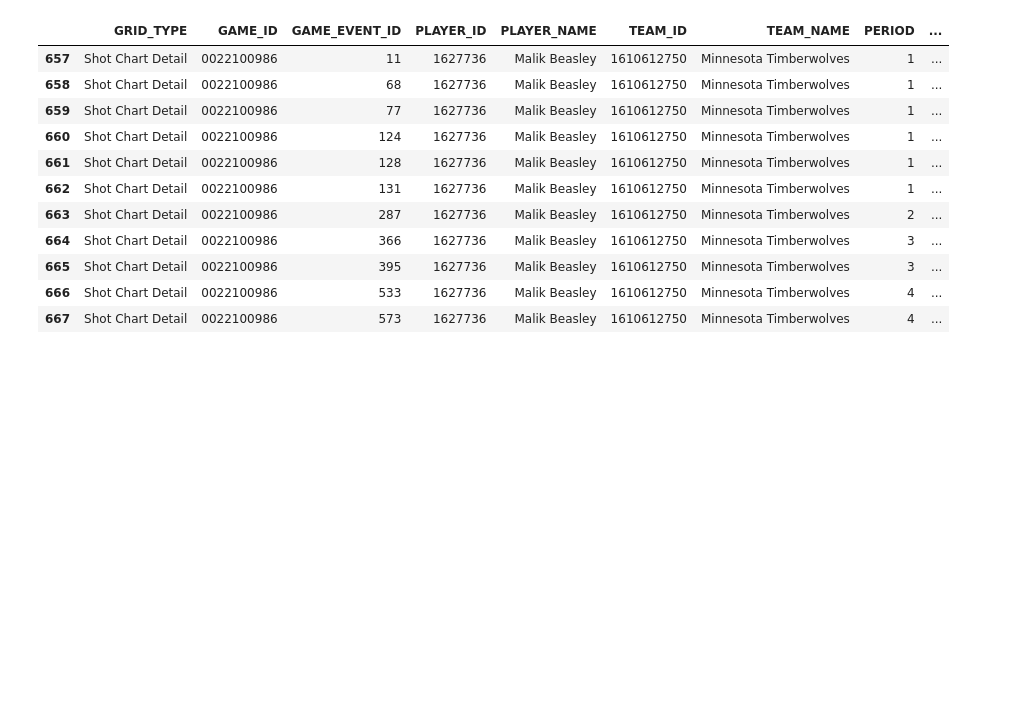
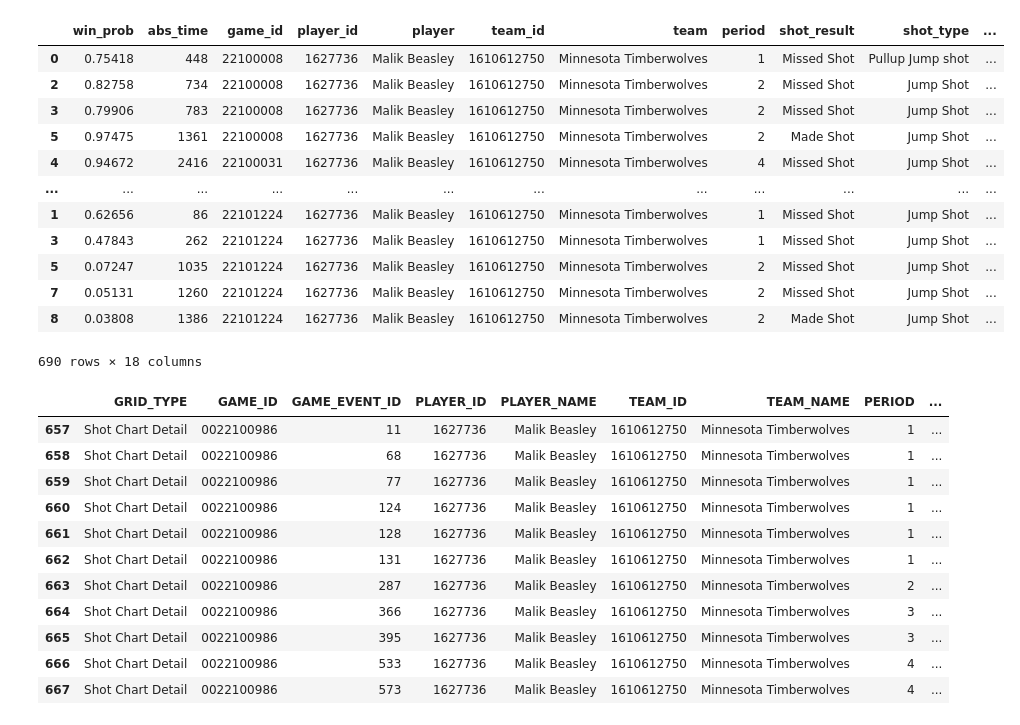
Before and after one commit to Eyring-Miller-Muriithi-capstone/shot-caller-for-ballers, a Jupyter notebook: Notebooks/Jen/Eyring-2021-22 Game df.ipynb, the cells around one changed output. Drawn from its saved outputs; the diff is of its cells as text; code cells hidden in the pictures; blank space fills up the shorter version.

```diff
--- a/Notebooks/Jen/Eyring-2021-22 Game df.ipynb
+++ b/Notebooks/Jen/Eyring-2021-22 Game df.ipynb
@@ -33,3 +36,19 @@ team_id_list = list(df_teams.id)
+# %%
+df_Beasley
+# %% [output]
+|  | win_prob | abs_time | game_id | player_id | player | team_id | team | period | shot_result | shot_type | ... |
+| 0 | 0.75418 | 448 | 22100008 | 1627736 | Malik Beasley | 1610612750 | Minnesota Timberwolves | 1 | Missed Shot | Pullup Jump shot | ... |
+| 2 | 0.82758 | 734 | 22100008 | 1627736 | Malik Beasley | 1610612750 | Minnesota Timberwolves | 2 | Missed Shot | Jump Shot | ... |
+| 3 | 0.79906 | 783 | 22100008 | 1627736 | Malik Beasley | 1610612750 | Minnesota Timberwolves | 2 | Missed Shot | Jump Shot | ... |
+| 5 | 0.97475 | 1361 | 22100008 | 1627736 | Malik Beasley | 1610612750 | Minnesota Timberwolves | 2 | Made Shot | Jump Shot | ... |
+| 4 | 0.94672 | 2416 | 22100031 | 1627736 | Malik Beasley | 1610612750 | Minnesota Timberwolves | 4 | Missed Shot | Jump Shot | ... |
+| ... | ... | ... | ... | ... | ... | ... | ... | ... | ... | ... | ... |
+| 1 | 0.62656 | 86 | 22101224 | 1627736 | Malik Beasley | 1610612750 | Minnesota Timberwolves | 1 | Missed Shot | Jump Shot | ... |
+| 3 | 0.47843 | 262 | 22101224 | 1627736 | Malik Beasley | 1610612750 | Minnesota Timberwolves | 1 | Missed Shot | Jump Shot | ... |
+| 5 | 0.07247 | 1035 | 22101224 | 1627736 | Malik Beasley | 1610612750 | Minnesota Timberwolves | 2 | Missed Shot | Jump Shot | ... |
+| 7 | 0.05131 | 1260 | 22101224 | 1627736 | Malik Beasley | 1610612750 | Minnesota Timberwolves | 2 | Missed Shot | Jump Shot | ... |
+| 8 | 0.03808 | 1386 | 22101224 | 1627736 | Malik Beasley | 1610612750 | Minnesota Timberwolves | 2 | Made Shot | Jump Shot | ... |
+690 rows × 18 columns
 # %%
 #finding MIN game with the most 3pts shots taken by Malik:
 df_gameid = shotchartdetail.ShotChartDetail(team_id = 1610612750, player_id = 1627736).get_data_frames()[0]
```
Also changed, not shown: parts of 4 cells of this notebook, 5 other files.
